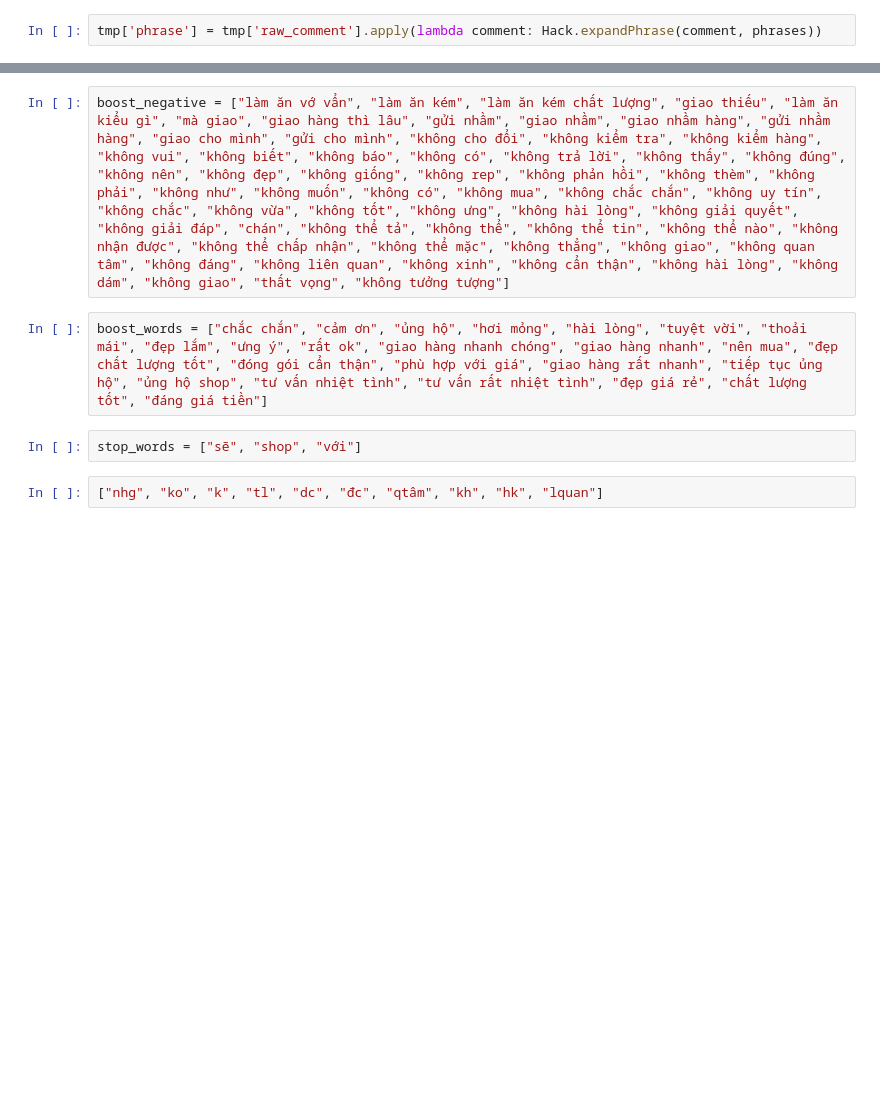
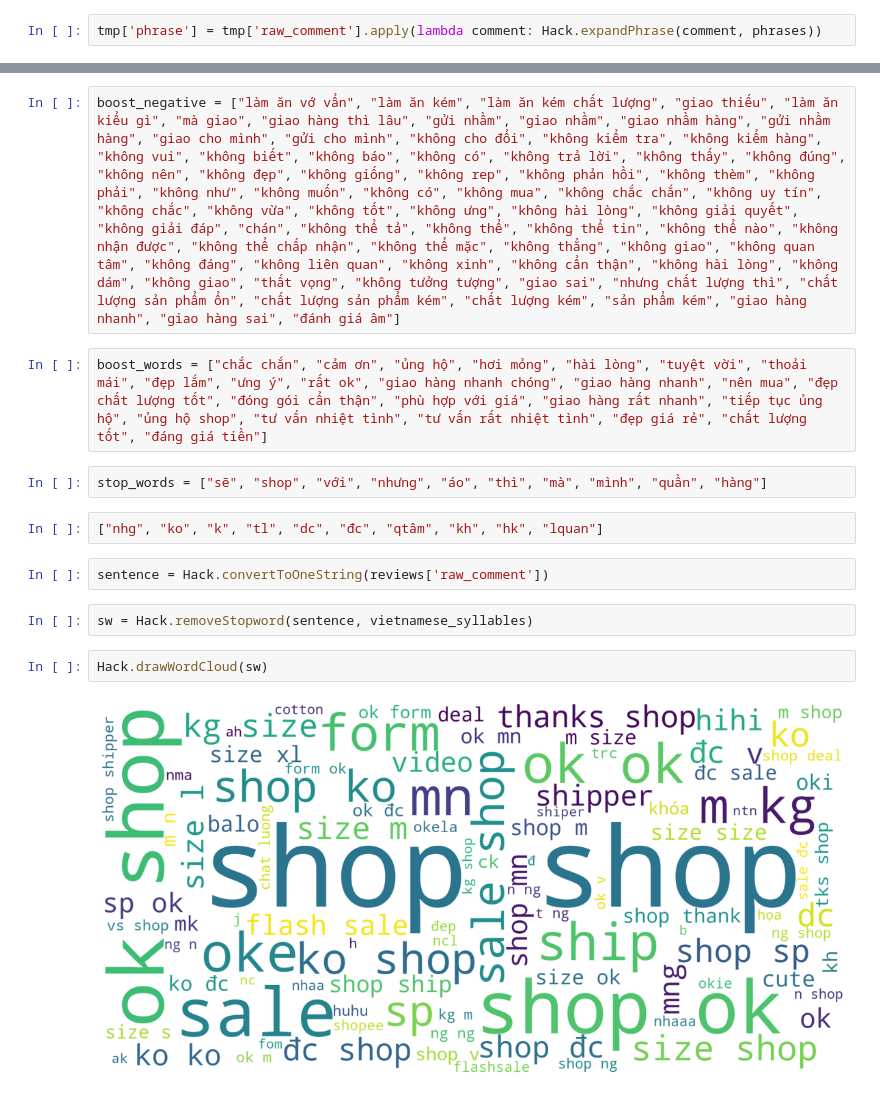
Before and after one commit to cuongpiger/CSC_Data_Science_Final_Project, a Jupyter notebook: 00. Data Scraping/02_hack.ipynb, the cells around one changed output, grey strips where cells are left out. Saved outputs shown, nothing was run; the diff lists cells and outputs as text; blank space fills up the shorter version.

```diff
--- a/00. Data Scraping/02_hack.ipynb
+++ b/00. Data Scraping/02_hack.ipynb
@@ -148,8 +148,16 @@ Hack.drawWordCloud(Hack.convertToOneString(tmp['phrase']))
 # %%
-boost_negative = ["làm ăn vớ vẩn", "làm ăn kém", "làm ăn kém chất lượng", "giao thiếu", "làm ăn kiểu gì", "mà giao", "giao hàng thì lâu", "gửi nhầm", "giao nhầm", "giao nhầm hàng", "gửi nhầm hàng", "giao cho mình", "gửi cho mình", "không cho đổi", "không kiểm tra", "không kiểm hàng", "không vui", "không biết", "không báo", "không có", "không trả lời", "không thấy", "không đúng", "không nên", "không đẹp", "không giống", "không rep", "không phản hồi", "không thèm", "không phải", "không như", "không muốn", "không có", "không mua", "không chắc chắn", "không uy tín", "không chắc", "không vừa", "không tốt", "không ưng", "không hài lòng", "không giải quyết", "không giải đáp", "chán", "không thể tả", "không thể", "không thể tin", "không thể nào", "không nhận được", "không thể chấp nhận", "không thể mặc", "không thẳng", "không giao", "không quan tâm", "không đáng", "không liên quan", "không xinh", "không cẩn thận", "không hài lòng", "không dám", "không giao", "thất vọng", "không tưởng tượng"]
+boost_negative = ["làm ăn vớ vẩn", "làm ăn kém", "làm ăn kém chất lượng", "giao thiếu", "làm ăn kiểu gì", "mà giao", "giao hàng thì lâu", "gửi nhầm", "giao nhầm", "giao nhầm hàng", "gửi nhầm hàng", "giao cho mình", "gửi cho mình", "không cho đổi", "không kiểm tra", "không kiểm hàng", "không vui", "không biết", "không báo", "không có", "không trả lời", "không thấy", "không đúng", "không nên", "không đẹp", "không giống", "không rep", "không phản hồi", "không thèm", "không phải", "không như", "không muốn", "không có", "không mua", "không chắc chắn", "không uy tín", "không chắc", "không vừa", "không tốt", "không ưng", "không hài lòng", "không giải quyết", "không giải đáp", "chán", "không thể tả", "không thể", "không thể tin", "không thể nào", "không nhận được", "không thể chấp nhận", "không thể mặc", "không thẳng", "không giao", "không quan tâm", "không đáng", "không liên quan", "không xinh", "không cẩn thận", "không hài lòng", "không dám", "không giao", "thất vọng", "không tưởng tượng", "giao sai", "nhưng chất lượng thì", "chất lượng sản phẩm ổn", "chất lượng sản phẩm kém", "chất lượng kém", "sản phẩm kém", "giao hàng nhanh", "giao hàng sai", "đánh giá âm"]
 # %%
 boost_words = ["chắc chắn", "cảm ơn", "ủng hộ", "hơi mỏng", "hài lòng", "tuyệt vời", "thoải mái", "đẹp lắm", "ưng ý", "rất ok", "giao hàng nhanh chóng", "giao hàng nhanh", "nên mua", "đẹp chất lượng tốt", "đóng gói cẩn thận", "phù hợp với giá", "giao hàng rất nhanh", "tiếp tục ủng hộ", "ủng hộ shop", "tư vấn nhiệt tình", "tư vấn rất nhiệt tình", "đẹp giá rẻ", "chất lượng tốt", "đáng giá tiền"]
 # %%
-stop_words = ["sẽ", "shop", "với"]
+stop_words = ["sẽ", "shop", "với", "nhưng", "áo", "thì", "mà", "mình", "quần", "hàng"]
 # %%
 ["nhg", "ko", "k", "tl", "dc", "đc", "qtâm", "kh", "hk", "lquan"]
+# %%
+sentence = Hack.convertToOneString(reviews['raw_comment'])
+# %%
+sw = Hack.removeStopword(sentence, vietnamese_syllables)
+# %%
+Hack.drawWordCloud(sw)
+# %% [output]
+[figure, added]
```
Also changed, not shown: parts of 2 cells of this notebook, 1 other file.
